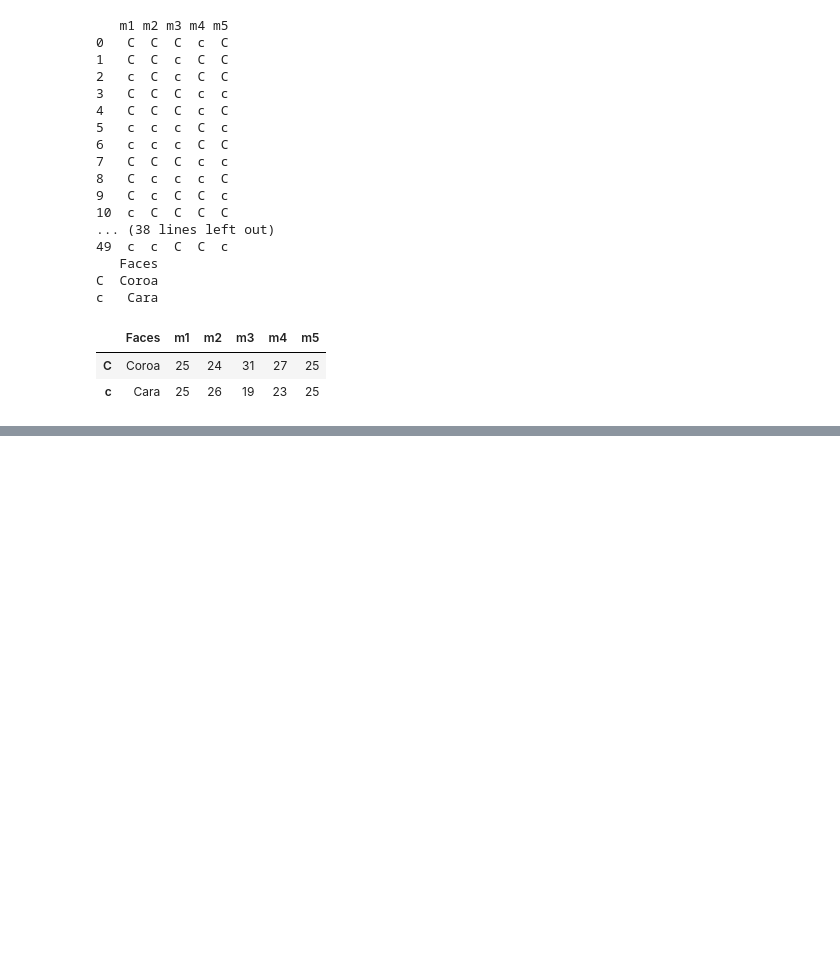
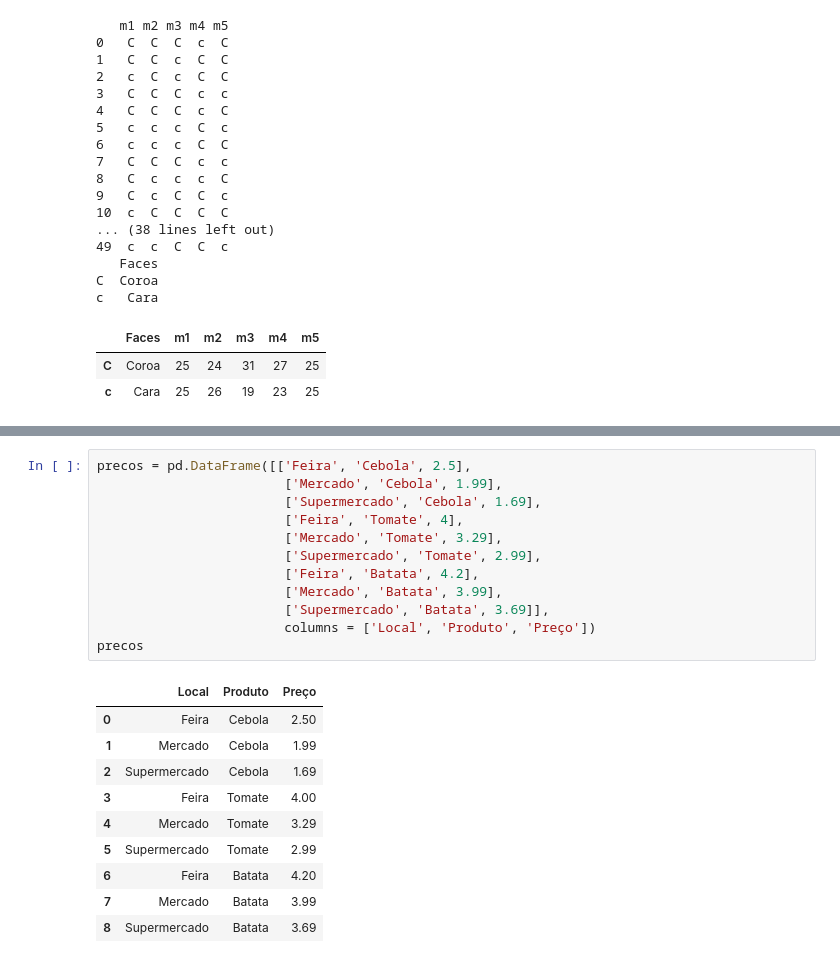
Before and after one commit to alexaugusto23/python_developer, a Jupyter notebook: Curso Pandas/Introdução Pandas Case Seguradora/exercicios_complementares.ipynb, the cells around one changed output, grey strips where cells are left out. Drawn from its saved outputs; the diff is of its cells as text; blank space fills up the shorter version.

```diff
--- a/Curso Pandas/Introdução Pandas Case Seguradora/exercicios_complementares.ipynb
+++ b/Curso Pandas/Introdução Pandas Case Seguradora/exercicios_complementares.ipynb
@@ -276,0 +307,23 @@ c   Cara
+# %%
+precos = pd.DataFrame([['Feira', 'Cebola', 2.5],
+                        ['Mercado', 'Cebola', 1.99],
+                        ['Supermercado', 'Cebola', 1.69],
+                        ['Feira', 'Tomate', 4],
+                        ['Mercado', 'Tomate', 3.29],
+                        ['Supermercado', 'Tomate', 2.99],
+                        ['Feira', 'Batata', 4.2],
+                        ['Mercado', 'Batata', 3.99],
+                        ['Supermercado', 'Batata', 3.69]],
+                        columns = ['Local', 'Produto', 'Preço'])
+precos
+# %% [output]
+|  | Local | Produto | Preço |
+| 0 | Feira | Cebola | 2.50 |
+| 1 | Mercado | Cebola | 1.99 |
+| 2 | Supermercado | Cebola | 1.69 |
+| 3 | Feira | Tomate | 4.00 |
+| 4 | Mercado | Tomate | 3.29 |
+| 5 | Supermercado | Tomate | 2.99 |
+| 6 | Feira | Batata | 4.20 |
+| 7 | Mercado | Batata | 3.99 |
+| 8 | Supermercado | Batata | 3.69 |
```
Also changed, not shown: parts of 5 cells of this notebook.
